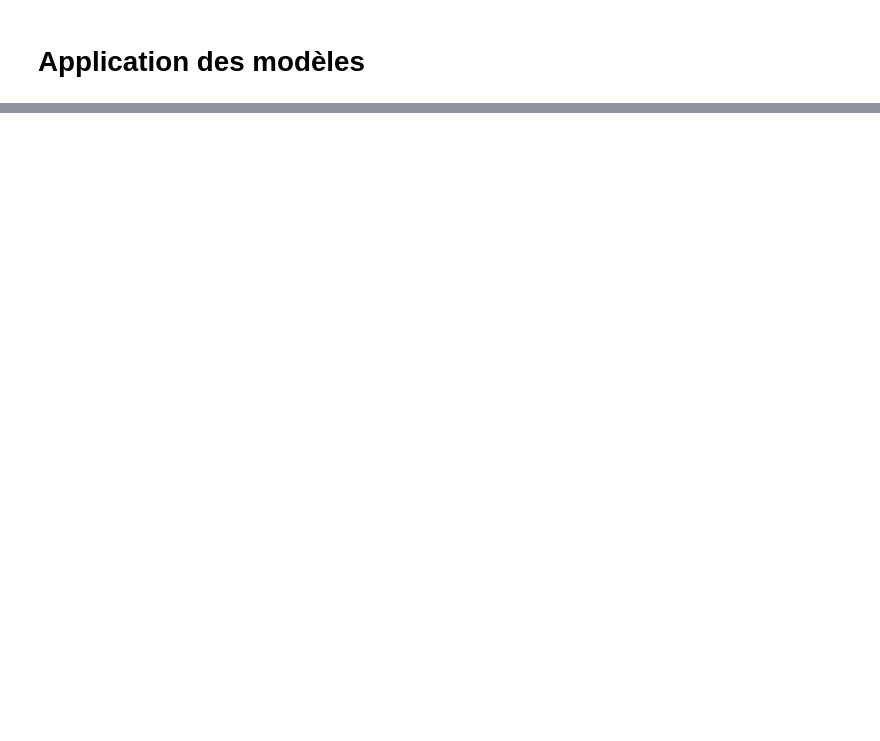
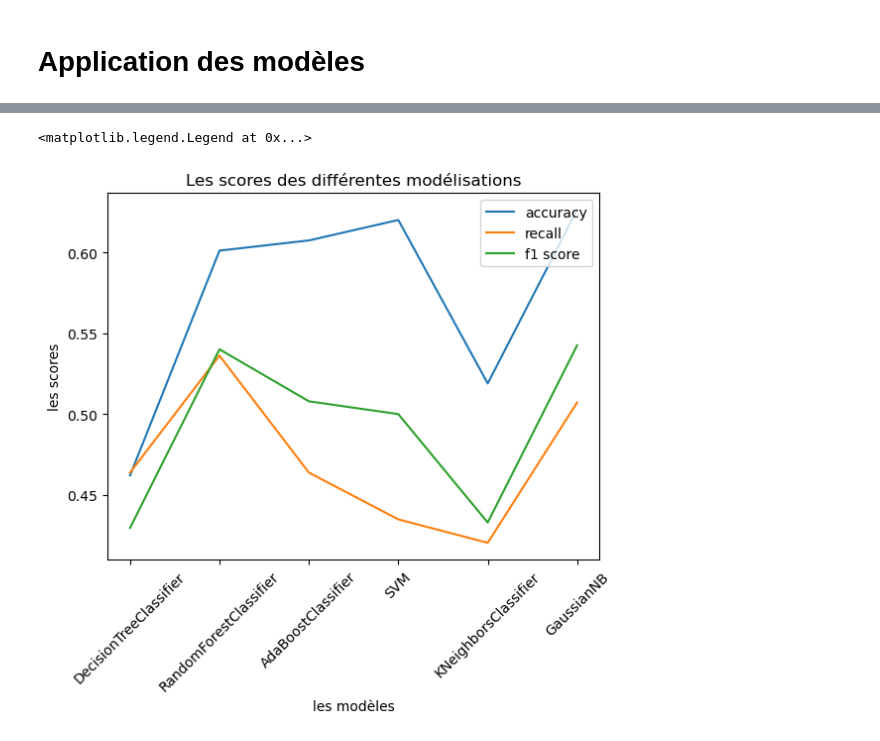
Before and after one commit to PlasmOwO/heart-attack, a Jupyter notebook: heartattackv1bis.ipynb, the cells around one changed output, grey strips where cells are left out. Saved outputs shown, nothing was run; the diff lists cells and outputs as text; code cells hidden in the pictures; blank space fills up the shorter version.

```diff
--- a/heartattackv1bis.ipynb
+++ b/heartattackv1bis.ipynb
@@ -253,4 +321,3 @@ data_clean.head()
 # %%
-mdl_sup = [DecisionTreeClassifier(), RandomForestClassifier(),AdaBoostClassifier(), svm.SVC(),LinearSVC(),KNeighborsClassifier(),GaussianNB()]
-#  "svm.SVC", "KNeighborsClassifier", "CategoricalNB","Adaboost"
-# mdl_unsup = ["",""]
+mdl_sup = [DecisionTreeClassifier(), RandomForestClassifier(),AdaBoostClassifier(), svm.SVC(),KNeighborsClassifier(),GaussianNB()]
+# LinearSVC(),
@@ -320,5 +324,3 @@ visualisation(test_set, test_set["Result"], "Répartition des cas dans le test s
-# %%
-x_train, x_test, y_train, y_test = split_2(train_set, test_set)
 # %%
 acc_sup = []
 f1_sup = []
@@ -335,14 +355,17 @@ plt.plot(score_sup)
 # %%
 #Afficher la liste des scores dans une courbe
 #print(score_list)
-mdl_ls = ["DecisionTreeClassifier", "RandomForestClassifier","AdaBoostClassifier", "SVM","LinearSVC","KNeighborsClassifier","GaussianNB"]
-
+mdl_ls = ["DecisionTreeClassifier", "RandomForestClassifier","AdaBoostClassifier", "SVM","KNeighborsClassifier","GaussianNB"]
+# "LinearSVC",
 fig, ax = plt.subplots()
 ax.set(title="Les scores des différentes modélisations",
            ylabel="les scores",
           xlabel="les modèles")
 ax.set_xticklabels(mdl_ls, rotation =45)
 ax.plot(mdl_ls,acc_sup, label="accuracy")
 ax.plot(mdl_ls,recall_sup, label="recall")
 ax.plot(mdl_ls,f1_sup, label="f1 score")
 plt.legend()
+# %% [output]
+<matplotlib.legend.Legend at 0x...>
+[figure, added]
```
Also changed, not shown: parts of 39 cells of this notebook.
